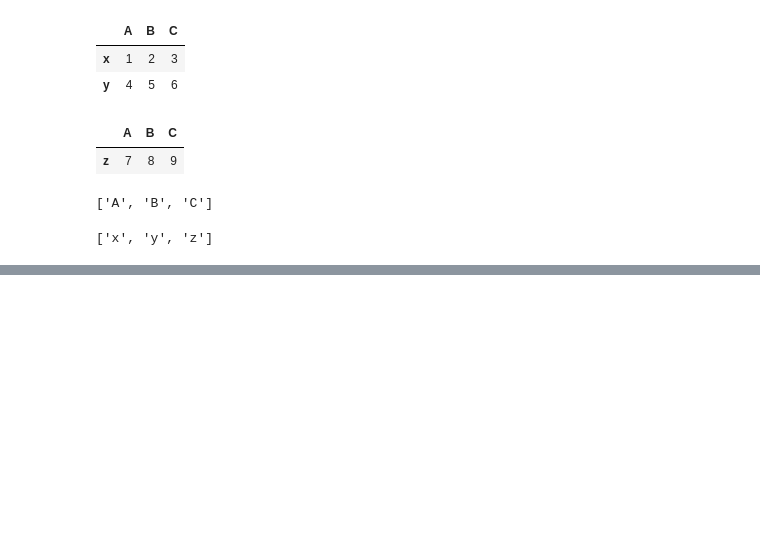
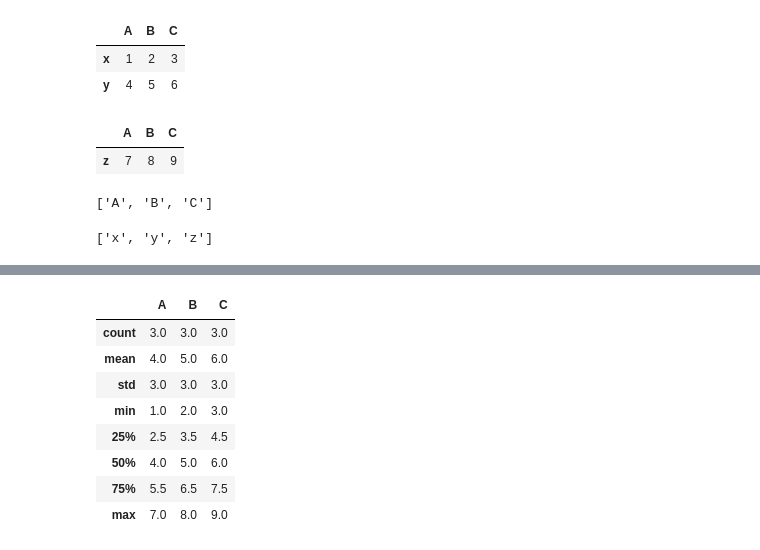
Before and after one commit to fazlialtunn/learning_pandas, a Jupyter notebook: learning_pandas.ipynb, the cells around one changed output, grey strips where cells are left out. Drawn from its saved outputs; the diff is of its cells as text; code cells hidden in the pictures; blank space fills up the shorter version.

```diff
--- a/learning_pandas.ipynb
+++ b/learning_pandas.ipynb
@@ -24,0 +38,12 @@ df.index.tolist()
+# %%
+df.describe()
+# %% [output]
+|  | A | B | C |
+| count | 3.0 | 3.0 | 3.0 |
+| mean | 4.0 | 5.0 | 6.0 |
+| std | 3.0 | 3.0 | 3.0 |
+| min | 1.0 | 2.0 | 3.0 |
+| 25% | 2.5 | 3.5 | 4.5 |
+| 50% | 4.0 | 5.0 | 6.0 |
+| 75% | 5.5 | 6.5 | 7.5 |
+| max | 7.0 | 8.0 | 9.0 |
```
Also changed, not shown: parts of 4 cells of this notebook.
